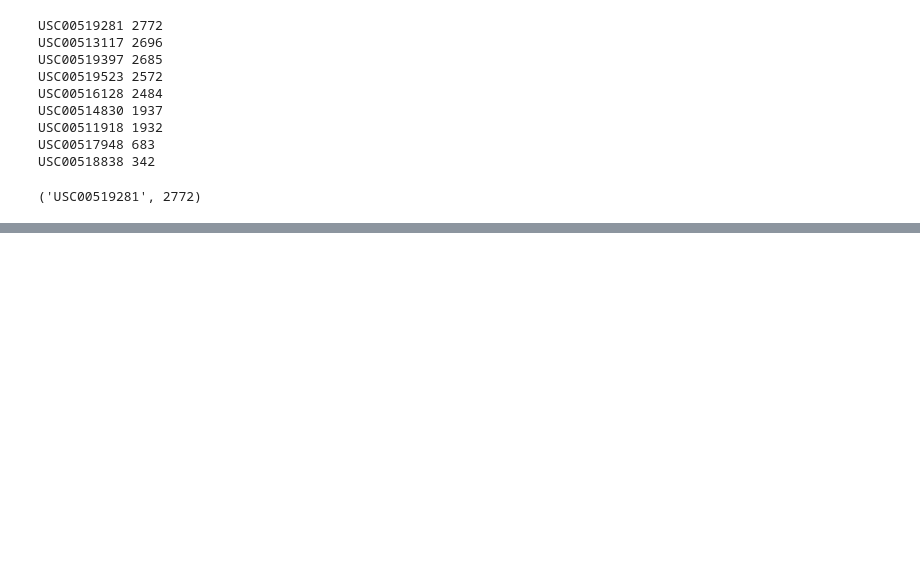
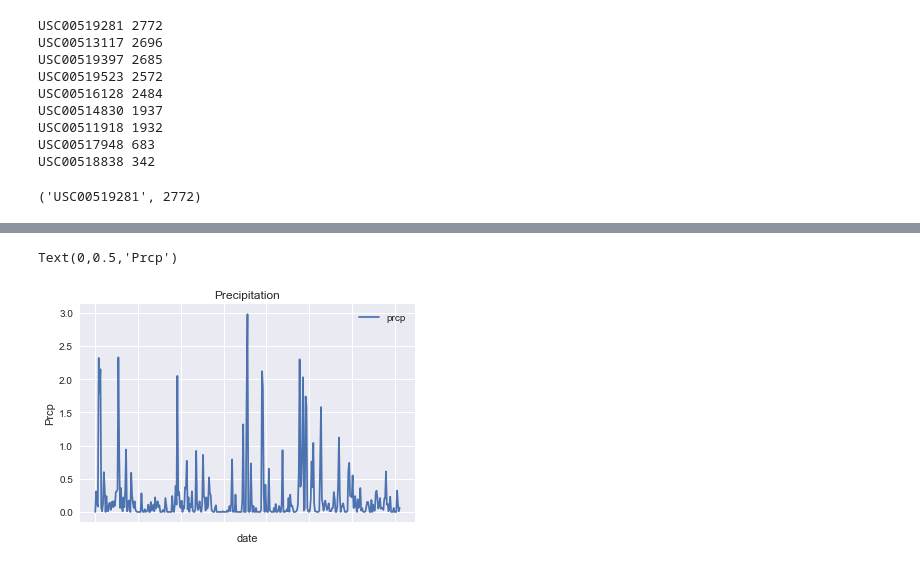
Before and after one commit to cashish0106/11-Adv-Data-Storage-Retrieval, a Jupyter notebook: climate_analysis.ipynb, the cells around one changed output, grey strips where cells are left out. Drawn from its saved outputs; the diff is of its cells as text; code cells hidden in the pictures; blank space fills up the shorter version.

```diff
--- a/climate_analysis.ipynb
+++ b/climate_analysis.ipynb
@@ -67,0 +83,5 @@ datetime.date(2016, 8, 18)
+# %%
+#sql=f"select date,prcp from measurement where station='USC00519281' and date >={start_date}"
+sql=f"select date,prcp from measurement where station='USC00519281' and date >=(select date(max(date),'-365 day') from measurement where station='USC00519281')"
+
+prcp_df = pd.read_sql(sql, engine, index_col="date")
@@ -68 +98,8 @@ datetime.date(2016, 8, 18)
+# %%
+ax=prcp_df.plot(grid=True)
+ax.set_title("Precipitation")
+ax.set_ylabel("Prcp")
+# %% [output]
+Text(0,0.5,'Prcp')
+[figure, added]
 # %%
```
Also changed, not shown: parts of 12 cells of this notebook, 3 other files.
